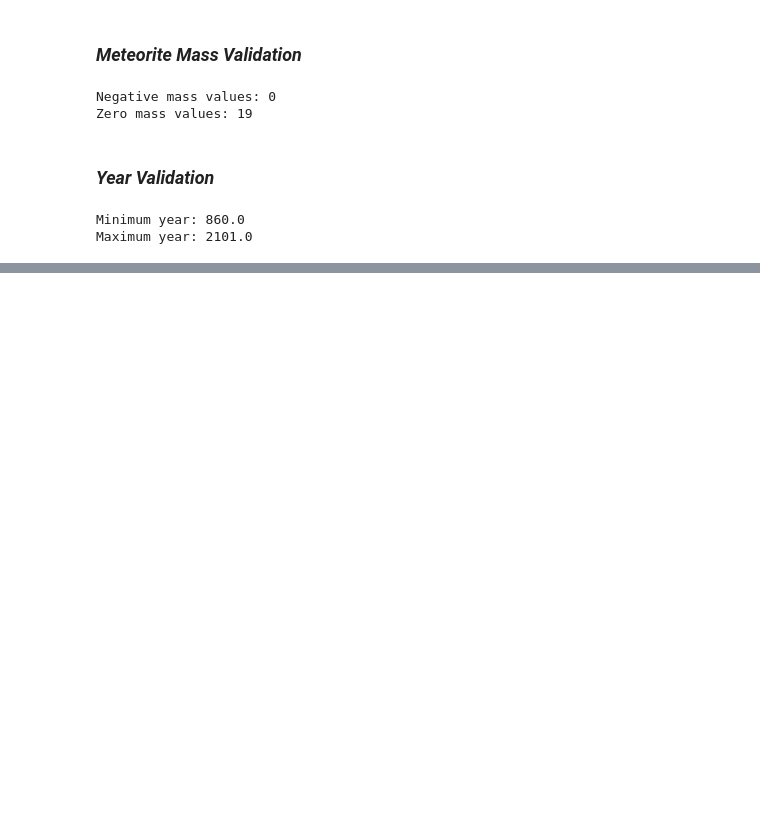
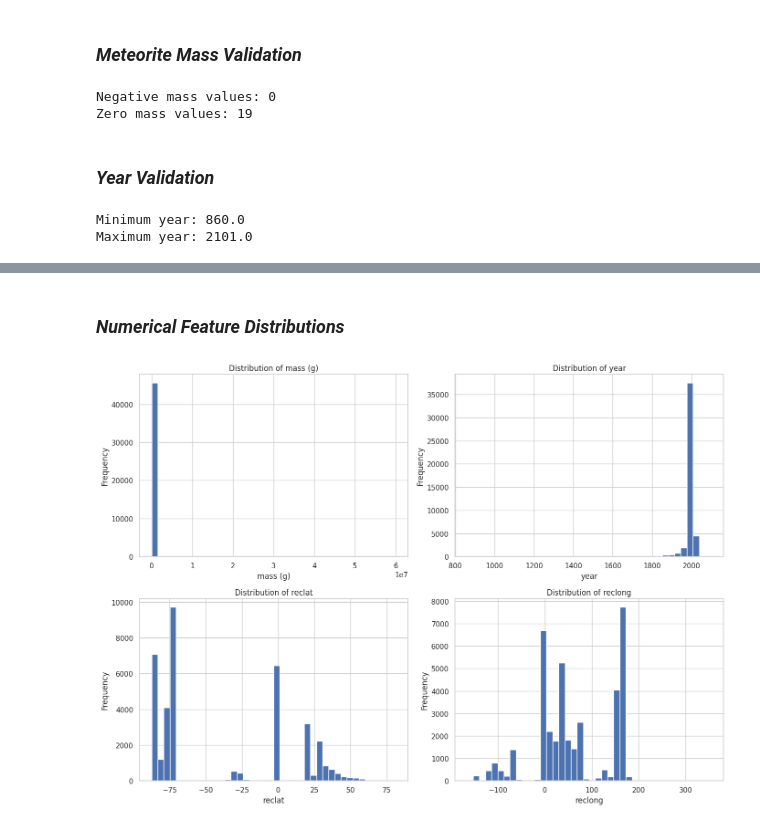
Before and after one commit to manaswiniyoshitha2006-netizen/ML-Evaluation, a Jupyter notebook: notebooks/clustering.ipynb, the cells around one changed output, grey strips where cells are left out. Cells and saved outputs as stored; diff of their text form; code cells hidden in the pictures; blank space fills up the shorter version.

Commit message:
Add numerical EDA

```diff
--- a/notebooks/clustering.ipynb
+++ b/notebooks/clustering.ipynb
@@ -394,0 +405,35 @@ Maximum year: 2101.0
+# %% [markdown]
+### *Numerical Feature Distributions*
+# %%
+eda_columns = [
+    "mass (g)",
+    "year",
+    "reclat",
+    "reclong"
+]
+
+fig, axes = plt.subplots(
+    2, 2,
+    figsize=(14, 10)
+)
+
+for ax, column in zip(
+    axes.flatten(),
+    eda_columns
+):
+    ax.hist(
+        df[column].dropna(),
+        bins=40
+    )
+
+    ax.set_title(
+        f"Distribution of {column}"
+    )
+
+    ax.set_xlabel(column)
+    ax.set_ylabel("Frequency")
+
+plt.tight_layout()
+plt.show()
+# %% [output]
+[figure, added]
```
Also changed, not shown: parts of 3 cells of this notebook.
